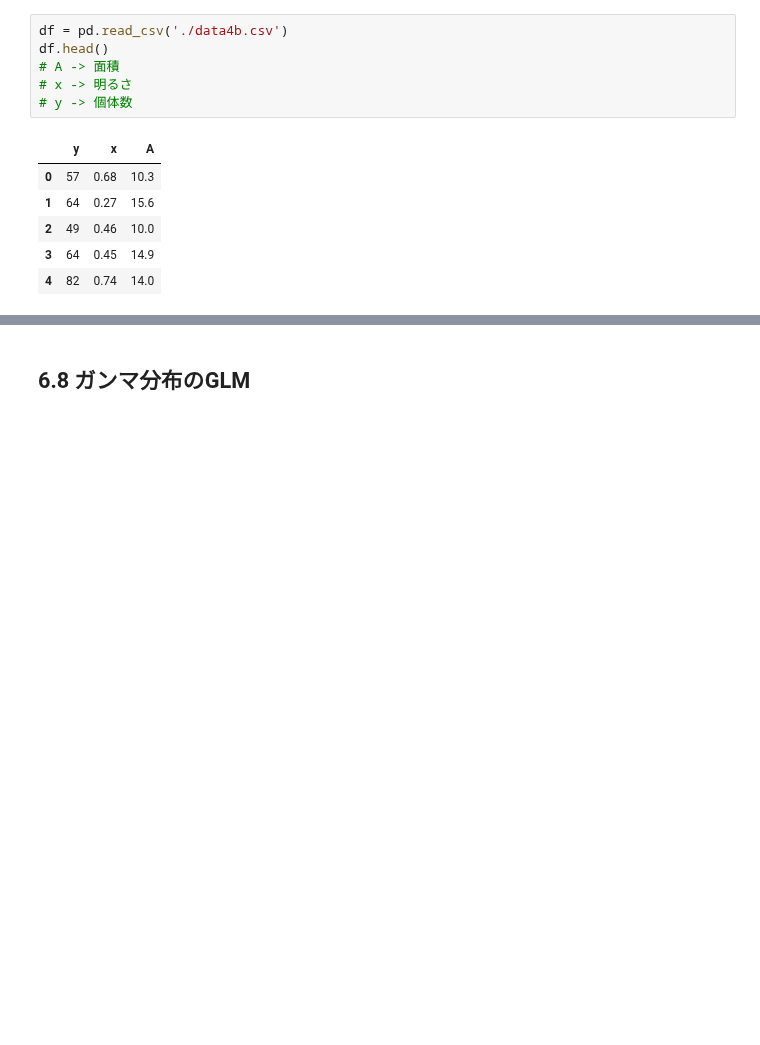
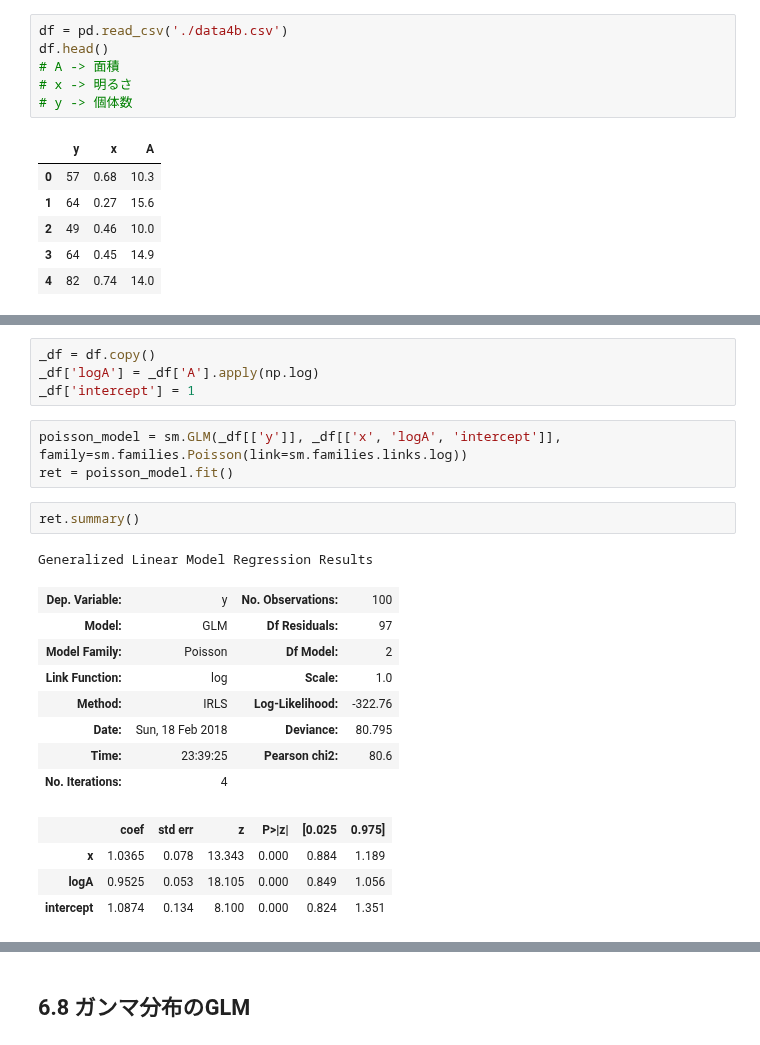
Before and after one commit to hagino3000/notebooks, a Jupyter notebook: modelingbook/Chap 6.ipynb, the cells around one changed output, grey strips where cells are left out. Cells and saved outputs as stored; diff of their text form; blank space fills up the shorter version.

```diff
--- a/modelingbook/Chap 6.ipynb
+++ b/modelingbook/Chap 6.ipynb
@@ -173,0 +195,23 @@ df.head()
+# %%
+_df = df.copy()
+_df['logA'] = _df['A'].apply(np.log)
+_df['intercept'] = 1
+# %%
+poisson_model = sm.GLM(_df[['y']], _df[['x', 'logA', 'intercept']], family=sm.families.Poisson(link=sm.families.links.log))
+ret = poisson_model.fit()
+# %%
+ret.summary()
+# %% [output]
+Generalized Linear Model Regression Results
+| Dep. Variable: | y | No. Observations: | 100 |
+| Model: | GLM | Df Residuals: | 97 |
+| Model Family: | Poisson | Df Model: | 2 |
+| Link Function: | log | Scale: | 1.0 |
+| Method: | IRLS | Log-Likelihood: | -322.76 |
+| Date: | Sun, 18 Feb 2018 | Deviance: | 80.795 |
+| Time: | 23:39:25 | Pearson chi2: | 80.6 |
+| No. Iterations: | 4 |  |  |
+|  | coef | std err | z | P>|z| | [0.025 | 0.975] |
+| x | 1.0365 | 0.078 | 13.343 | 0.000 | 0.884 | 1.189 |
+| logA | 0.9525 | 0.053 | 18.105 | 0.000 | 0.849 | 1.056 |
+| intercept | 1.0874 | 0.134 | 8.100 | 0.000 | 0.824 | 1.351 |
```
Also changed, not shown: parts of 4 cells of this notebook.
